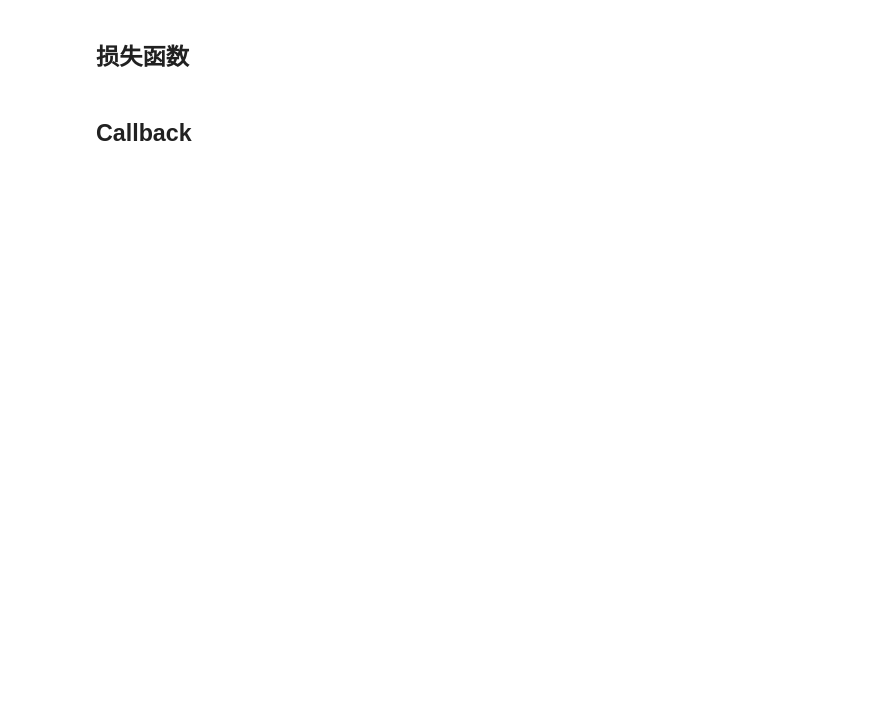
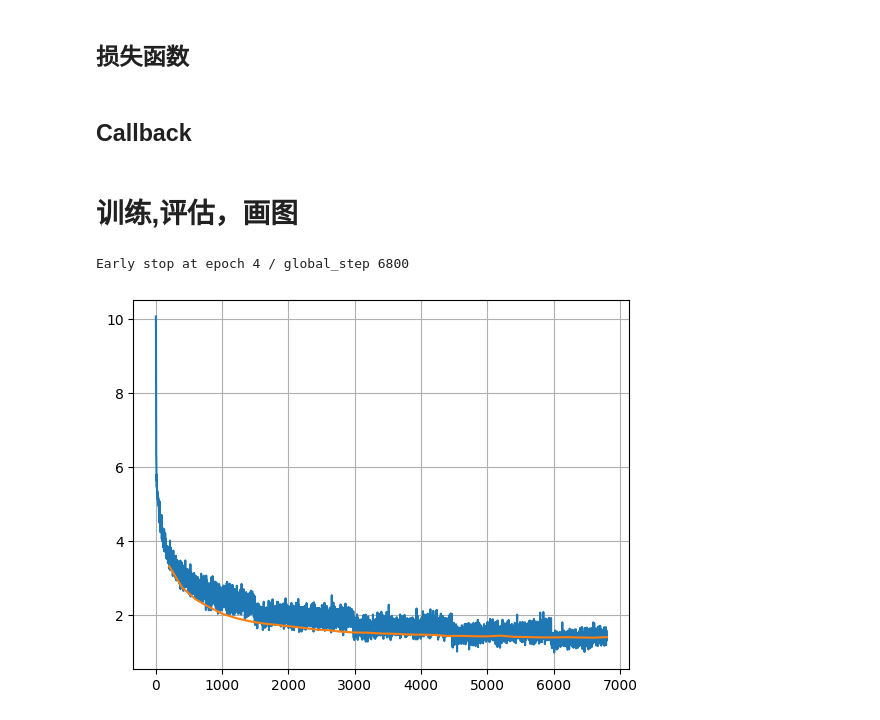
Before and after one commit to shileiH/python-project, a Jupyter notebook: day38/seq2seq_attention.ipynb, the cells around one changed output. Cells and saved outputs as stored; diff of their text form; code cells hidden in the pictures; blank space fills up the shorter version.

```diff
--- a/day38/seq2seq_attention.ipynb
+++ b/day38/seq2seq_attention.ipynb
@@ -1181,6 +1140,29 @@ class EarlyStopCallback:
     @property
     def early_stop(self):
         return self.counter >= self.patience
+# %% [markdown]
+# 训练,评估，画图
+# %%
+@torch.no_grad()
+def evaluating(model, dataloader, loss_fct):
+    loss_list = []
+    for batch in dataloader:
+        encoder_inputs = batch["encoder_inputs"]
+        encoder_inputs_mask = batch["encoder_inputs_mask"]
+        decoder_inputs = batch["decoder_inputs"]
+        decoder_labels = batch["decoder_labels"]
+        decoder_labels_mask = batch["decoder_labels_mask"]
+
+        # 前向计算
+        logits, _ = model(
+            src=encoder_inputs,
+            decoder_input=decoder_inputs,
+            src_mask=encoder_inputs_mask
+            ) #model就是seq2seq模型
+        loss = loss_fct(logits, decoder_labels, padding_mask=decoder_labels_mask)         # 验证集损失
+        loss_list.append(loss.cpu().item())
+
+    return np.mean(loss_list)
 # %%
 # 训练
 def training(
@@ -1275,14 +1264,6 @@ batch_size = 64
 input_vocab_size=len(train_dataset)
 output_vocab_size=len(test_dataset)
 
-model1 = Seq2Seq(
-    input_vocab_size,
-    output_vocab_size,
-    embedding_dim=256,
-    hidden_dim=512,  # 添加此行以修复错误
-    num_layers=1,
-    dropout=0.5
-)
 
 model = Sequence2Sequence(src_vocab_size=input_vocab_size, trg_vocab_size=output_vocab_size)
 
@@ -1295,23 +1276,20 @@ loss_fct = cross_entropy_with_padding
 # Optimizers specified in the torch.optim package
 optimizer = torch.optim.Adam(model.parameters(), lr=0.001)
 
-# 1. tensorboard 可视化
+# save best
 if not os.path.exists("runs"):
     os.mkdir("runs")
 exp_name = "translate-seq2seq"
-tensorboard_callback = TensorBoardCallback(f"runs/{exp_name}")
-# tensorboard_callback.draw_model(model, [1, MAX_LENGTH])
-# 2. save best
+
 if not os.path.exists("checkpoints"):
     os.makedirs("checkpoints")
 save_ckpt_callback = SaveCheckpointsCallback(
-    f"checkpoints/{exp_name}", save_step=200, save_best_only=True)
+    f"checkpoints", save_step=200, save_best_only=True)
 # 3. early stop
 early_stop_callback = EarlyStopCallback(patience=5)
 
 model = model.to(device)
 # %%
-
 record = training(
     model,
     train_dl,
@@ -1319,8 +1297,16 @@ record = training(
     epoch,
     loss_fct,
     optimizer,
-    tensorboard_callback=tensorboard_callback,
     save_ckpt_callback=save_ckpt_callback,
     early_stop_callback=early_stop_callback,
     eval_step=200
     )
+# %% [output]
+Early stop at epoch 4 / global_step 6800
+# %%
+plt.plot([i["step"] for i in record["train"]], [i["loss"] for i in record["train"]], label="train")
+plt.plot([i["step"] for i in record["val"]], [i["loss"] for i in record["val"]], label="val")
+plt.grid()
+plt.show()
+# %% [output]
+[figure, added]
```
Also changed, not shown: parts of 19 cells of this notebook, 3 other files.
